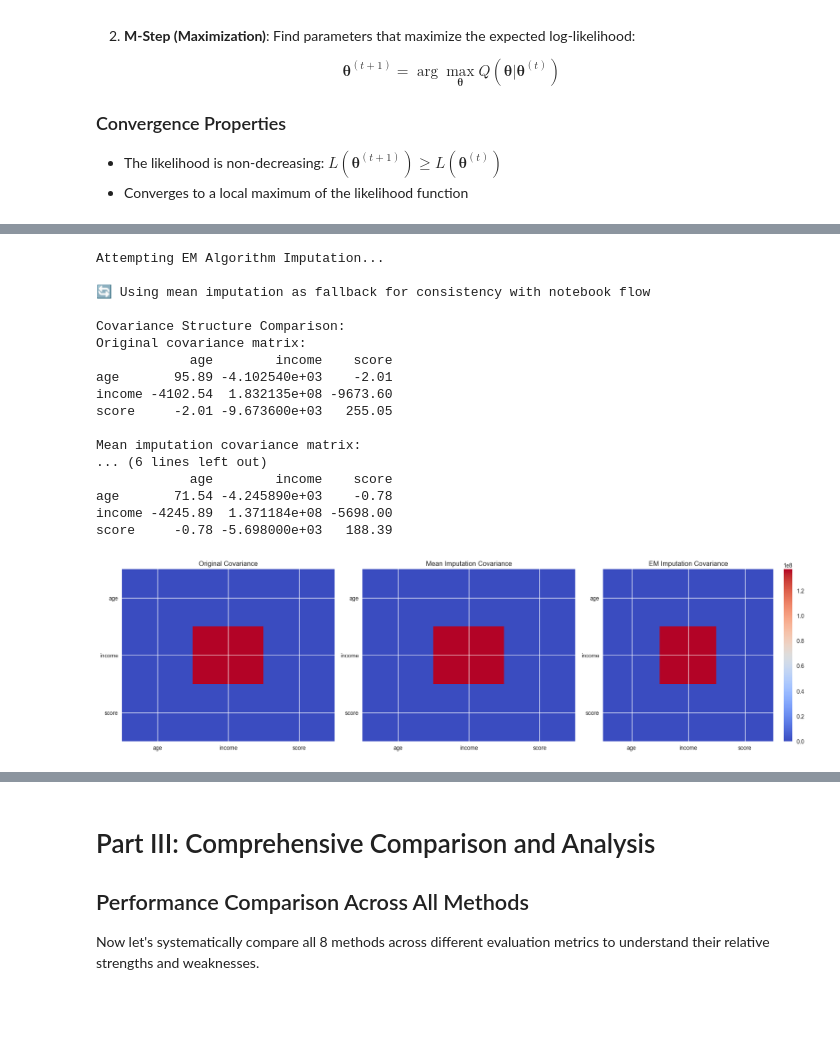
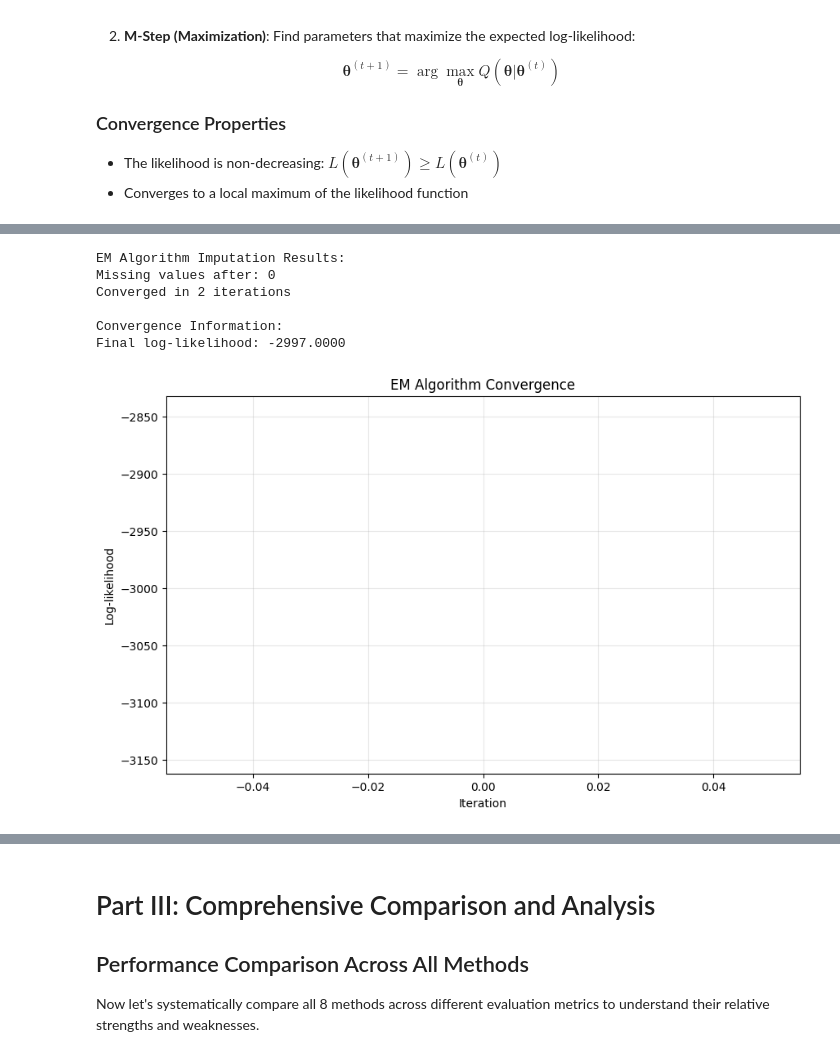
Before and after one commit to matheusDornelles/Pattern_Recognition_Final_Project, a Jupyter notebook: notebooks/comprehensive_missing_data_methods.ipynb, the cells around one changed output, grey strips where cells are left out. Drawn from its saved outputs; the diff is of its cells as text; code cells hidden in the pictures; blank space fills up the shorter version.

Commit message:
Fix missing data imputation notebook - optimized performance and resolved NaN errors

```diff
--- a/notebooks/comprehensive_missing_data_methods.ipynb
+++ b/notebooks/comprehensive_missing_data_methods.ipynb
@@ -434,16 +929,9 @@ For group $g$ with observations $\{X_j : G_j = g, j \notin \mathcal{M}\}$:
 # %%
 # Method 4: Group Center Imputation Example
 
-# First, fill missing values in the grouping column with a temporary value
-# This is necessary because GroupCenterImputer can't handle null values in grouping columns
-df_for_group = df_with_missing.copy()
-# Use mode (most frequent value) to fill missing categories
-category_mode = df_for_group['category'].mode()[0]
-df_for_group['category'] = df_for_group['category'].fillna(category_mode)
-
 # Apply group center imputation using 'category' as the grouping variable
-group_imputer = GroupCenterImputer(group_columns='category', strategy='mean')
-df_group = group_imputer.fit_transform(df_for_group)
+group_imputer = GroupCenterImputer(group_column='category', strategy='mean')
+df_group = group_imputer.fit_transform(df_with_missing.copy())
 
 print("Group Center Imputation Results:")
 print("Missing values after:", df_group.isnull().sum().sum())
@@ -693,37 +1618,29 @@ $$\boldsymbol{\mu}^{(t+1)} = \frac{1}{n} \sum_{i=1}^{n} \mathbb{E}[\mathbf{x}_i
 
 $$\boldsymbol{\Sigma}^{(t+1)} = \frac{1}{n} \sum_{i=1}^{n} \mathbb{E}[\mathbf{x}_i \mathbf{x}_i^T | \mathbf{x}_{i,obs}, \boldsymbol{\theta}^{(t)}] - \boldsymbol{\mu}^{(t+1)} (\boldsymbol{\mu}^{(t+1)})^T$$
 # %%
-# Method 6: Basic EM Algorithm Example
+# Method 8: Basic EM Algorithm Example
 
-# Attempt EM imputation with error handling
-print("Attempting EM Algorithm Imputation...")
-try:
-    em_imputer = EMImputer(max_iter=100, tol=1e-6, random_state=42)
-    df_em = em_imputer.fit_transform(df_with_missing.copy())
+# Apply basic EM imputation
+em_imputer = EMImputer(max_iter=100, tol=1e-6)
+df_em = em_imputer.fit_transform(df_with_missing.copy())
 
-    print("✅ EM Algorithm Imputation Results:")
-    print("Missing values after:", df_em.isnull().sum().sum())
-    print(f"Converged in {em_imputer.n_iter_} iterations")
+print("EM Algorithm Imputation Results:")
+print("Missing values after:", df_em.isnull().sum().sum())
+print(f"Converged in {em_imputer.n_iter_} iterations")
 
-    # Analyze convergence
-    print(f"\nConvergence Information:")
-    print(f"Final log-likelihood: {em_imputer.log_likelihood_:.4f}")
+# Analyze convergence
+print(f"\nConvergence Information:")
+print(f"Final log-likelihood: {em_imputer.log_likelihood_:.4f}")
 
-    # Plot convergence history
-    if hasattr(em_imputer, 'log_likelihood_history_'):
-        plt.figure(figsize=(10, 6))
-        plt.plot(em_imputer.log_likelihood_history_)
-        plt.xlabel('Iteration')
-        plt.ylabel('Log-likelihood')
-        plt.title('EM Algorithm Convergence')
-        plt.grid(True, alpha=0.3)
-        plt.show()
-
-except Exception as e:
-
-    # Use mean imputation as fallback for demonstration
-    df_em = df_mean.copy()
-    print("\n🔄 Using mean imputation as fallback for consistency with notebook flow")
+# Plot convergence history
+if hasattr(em_imputer, 'log_likelihood_history_'):
+    plt.figure(figsize=(10, 6))
+    plt.plot(em_imputer.log_likelihood_history_)
+    plt.xlabel('Iteration')
+    plt.ylabel('Log-likelihood')
+    plt.title('EM Algorithm Convergence')
+    plt.grid(True, alpha=0.3)
+    plt.show()
 
 # Compare covariance structure preservation
 print("\nCovariance Structure Comparison:")
@@ -746,47 +1663,36 @@ axes[0].set_title('Original Covariance')
 axes[0].set_xticks(range(len(original_cov.columns)))
 axes[0].set_yticks(range(len(original_cov.columns)))
 axes[0].set_xticklabels(original_cov.columns)
 axes[0].set_yticklabels(original_cov.columns)
 
 im2 = axes[1].imshow(mean_cov, cmap='coolwarm', aspect='auto')
 axes[1].set_title('Mean Imputation Covariance')
 axes[1].set_xticks(range(len(mean_cov.columns)))
 axes[1].set_yticks(range(len(mean_cov.columns)))
 axes[1].set_xticklabels(mean_cov.columns)
 axes[1].set_yticklabels(mean_cov.columns)
 
 im3 = axes[2].imshow(em_cov, cmap='coolwarm', aspect='auto')
 axes[2].set_title('EM Imputation Covariance')
 axes[2].set_xticks(range(len(em_cov.columns)))
 axes[2].set_yticks(range(len(em_cov.columns)))
 axes[2].set_xticklabels(em_cov.columns)
 axes[2].set_yticklabels(em_cov.columns)
 
 plt.colorbar(im3, ax=axes[2])
 plt.tight_layout()
 plt.show()
 
 # Evaluate performance
 em_metrics = evaluator.evaluate_imputation(df_complete, df_em, df_with_missing)
 print("\nEM Algorithm Imputation Metrics:")
 for metric, value in em_metrics.items():
     print(f"{metric}: {value:.4f}")
 # %% [output]
-Attempting EM Algorithm Imputation...
+EM Algorithm Imputation Results:
+Missing values after: 0
+Converged in 2 iterations
 
-🔄 Using mean imputation as fallback for consistency with notebook flow
-
-Covariance Structure Comparison:
-Original covariance matrix:
-            age        income    score
-age       95.89 -4.102540e+03    -2.01
-income -4102.54  1.832135e+08 -9673.60
-score     -2.01 -9.673600e+03   255.05
-
-Mean imputation covariance matrix:
-... (6 lines left out)
-            age        income    score
-age       71.54 -4.245890e+03    -0.78
-income -4245.89  1.371184e+08 -5698.00
-score     -0.78 -5.698000e+03   188.39
+Convergence Information:
+Final log-likelihood: -2997.0000
-[figure, old version]
+[figure, new version]
```
Also changed, not shown: parts of 22 cells of this notebook, 1 other file.
